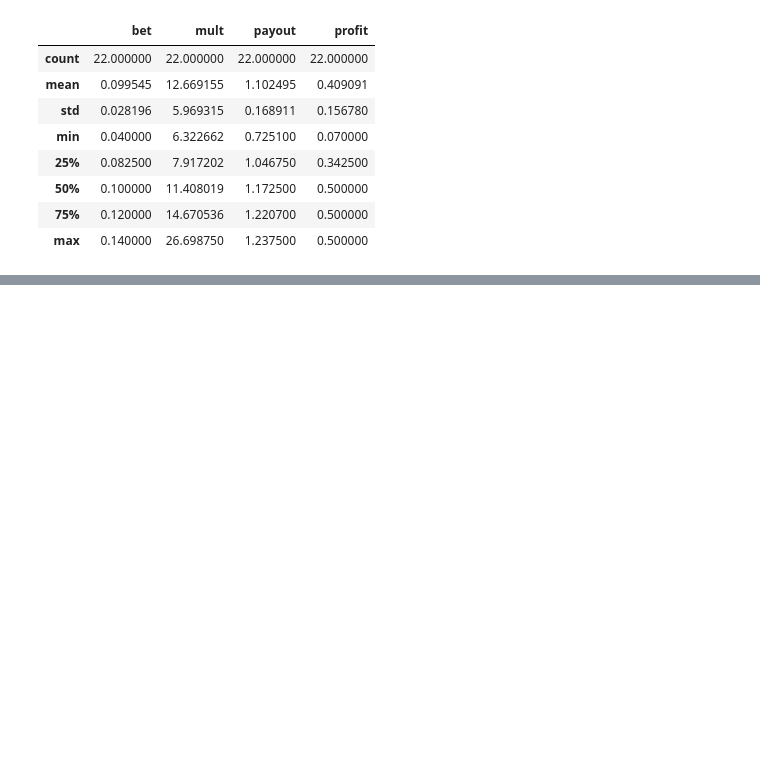
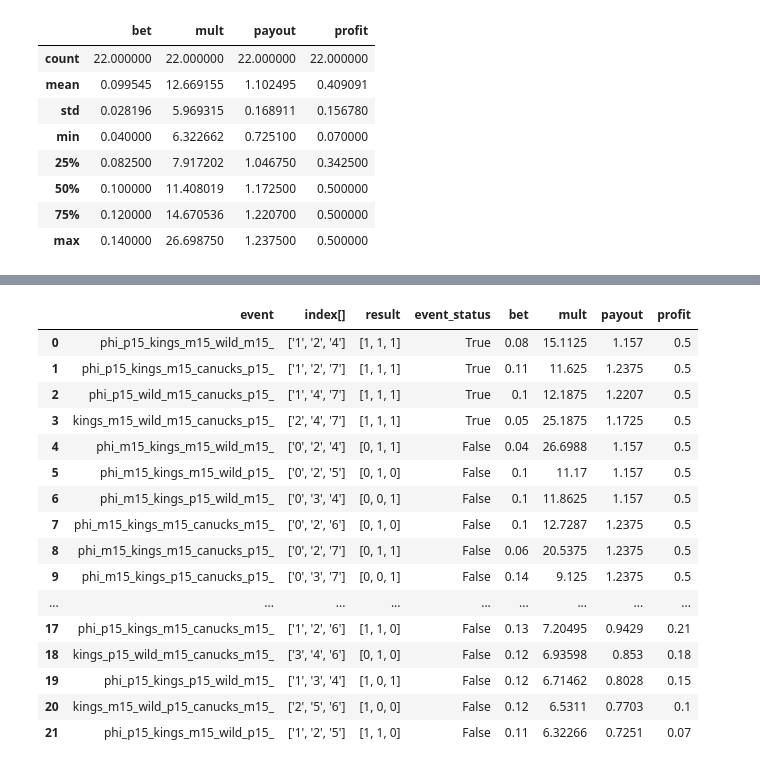
Before and after one commit to Rperry2174/SportsBook, a Jupyter notebook: nhl_tournament.ipynb, the cells around one changed output, grey strips where cells are left out. Saved outputs shown, nothing was run; the diff lists cells and outputs as text; code cells hidden in the pictures; blank space fills up the shorter version.

```diff
--- a/nhl_tournament.ipynb
+++ b/nhl_tournament.ipynb
@@ -233,0 +218,21 @@ hl
+# %%
+pos = positive_df.reset_index(drop=True).style.applymap(color_positive_green)
+pos
+# %% [output]
+|  | event | index[] | result | event_status | bet | mult | payout | profit |
+| 0 | phi_p15_kings_m15_wild_m15_ | ['1', '2', '4'] | [1, 1, 1] | True | 0.08 | 15.1125 | 1.157 | 0.5 |
+| 1 | phi_p15_kings_m15_canucks_p15_ | ['1', '2', '7'] | [1, 1, 1] | True | 0.11 | 11.625 | 1.2375 | 0.5 |
+| 2 | phi_p15_wild_m15_canucks_p15_ | ['1', '4', '7'] | [1, 1, 1] | True | 0.1 | 12.1875 | 1.2207 | 0.5 |
+| 3 | kings_m15_wild_m15_canucks_p15_ | ['2', '4', '7'] | [1, 1, 1] | True | 0.05 | 25.1875 | 1.1725 | 0.5 |
+| 4 | phi_m15_kings_m15_wild_m15_ | ['0', '2', '4'] | [0, 1, 1] | False | 0.04 | 26.6988 | 1.157 | 0.5 |
+| 5 | phi_m15_kings_m15_wild_p15_ | ['0', '2', '5'] | [0, 1, 0] | False | 0.1 | 11.17 | 1.157 | 0.5 |
+| 6 | phi_m15_kings_p15_wild_m15_ | ['0', '3', '4'] | [0, 0, 1] | False | 0.1 | 11.8625 | 1.157 | 0.5 |
+| 7 | phi_m15_kings_m15_canucks_m15_ | ['0', '2', '6'] | [0, 1, 0] | False | 0.1 | 12.7287 | 1.2375 | 0.5 |
+| 8 | phi_m15_kings_m15_canucks_p15_ | ['0', '2', '7'] | [0, 1, 1] | False | 0.06 | 20.5375 | 1.2375 | 0.5 |
+| 9 | phi_m15_kings_p15_canucks_p15_ | ['0', '3', '7'] | [0, 0, 1] | False | 0.14 | 9.125 | 1.2375 | 0.5 |
+| ... | ... | ... | ... | ... | ... | ... | ... | ... |
+| 17 | phi_p15_kings_m15_canucks_m15_ | ['1', '2', '6'] | [1, 1, 0] | False | 0.13 | 7.20495 | 0.9429 | 0.21 |
+| 18 | kings_p15_wild_m15_canucks_m15_ | ['3', '4', '6'] | [0, 1, 0] | False | 0.12 | 6.93598 | 0.853 | 0.18 |
+| 19 | phi_p15_kings_p15_wild_m15_ | ['1', '3', '4'] | [1, 0, 1] | False | 0.12 | 6.71462 | 0.8028 | 0.15 |
+| 20 | kings_m15_wild_p15_canucks_m15_ | ['2', '5', '6'] | [1, 0, 0] | False | 0.12 | 6.5311 | 0.7703 | 0.1 |
+| 21 | phi_p15_kings_m15_wild_p15_ | ['1', '2', '5'] | [1, 1, 0] | False | 0.11 | 6.32266 | 0.7251 | 0.07 |
```
Also changed, not shown: parts of 9 cells of this notebook, 1 other file.
